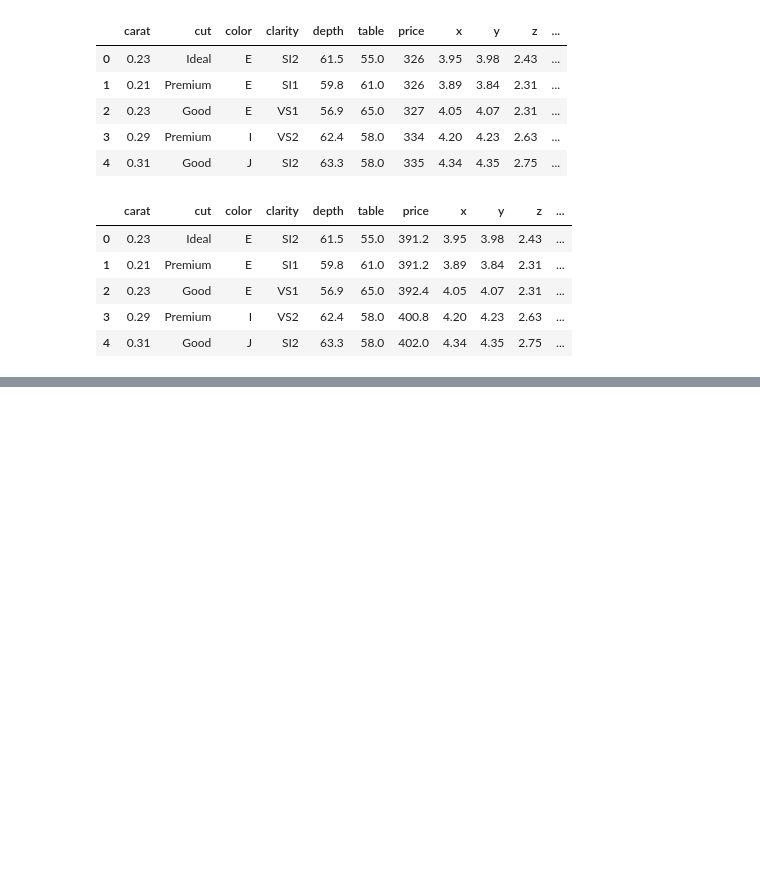
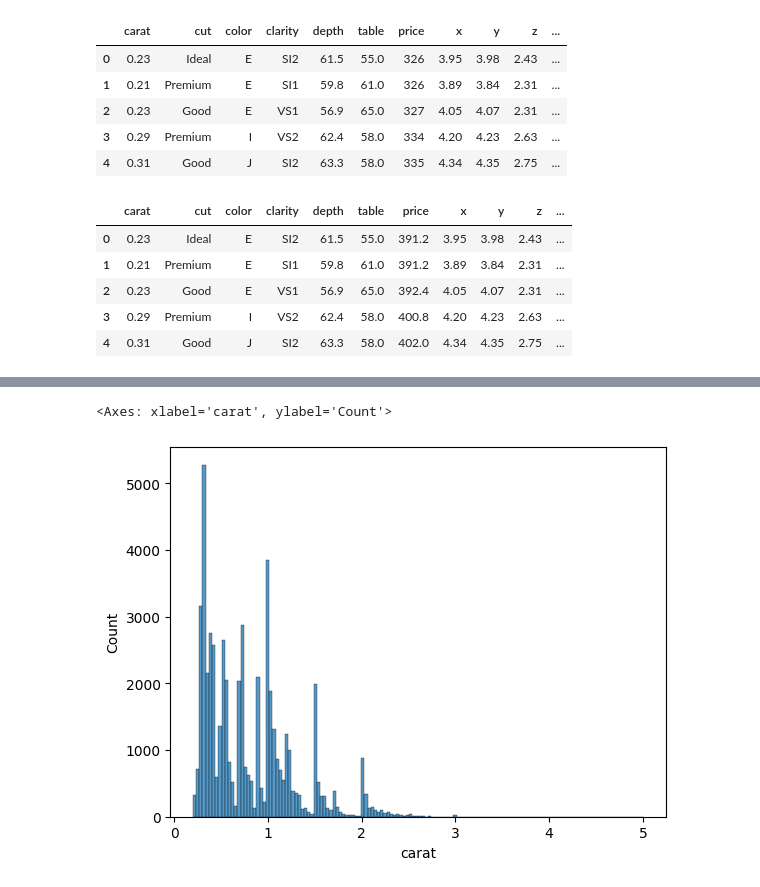
Before and after one commit to dylanxlam/data_visualization_practive, a Jupyter notebook: exercises/exercise01.ipynb, the cells around one changed output, grey strips where cells are left out. Saved outputs shown, nothing was run; the diff lists cells and outputs as text; code cells hidden in the pictures; blank space fills up the shorter version.

```diff
--- a/exercises/exercise01.ipynb
+++ b/exercises/exercise01.ipynb
@@ -197,0 +262,6 @@ df['rounded_price_100_user'] = df['price'].apply(func)
+# %%
+# use seaborn to plot
+sns.histplot(data = df['carat'])
+# %% [output]
+<Axes: xlabel='carat', ylabel='Count'>
+[figure, added]
```
Also changed, not shown: parts of 18 cells of this notebook, 4 other files.
